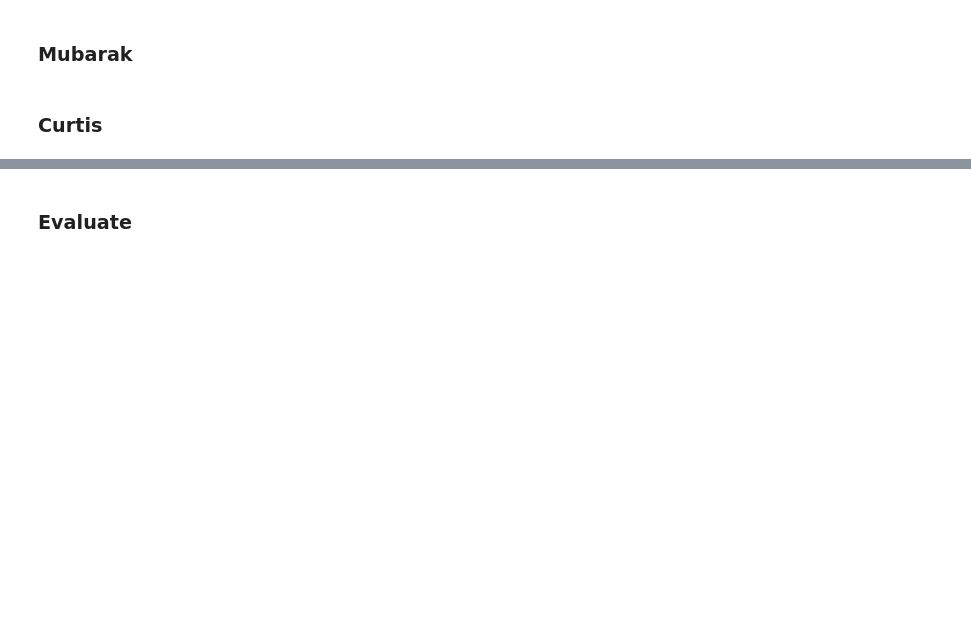
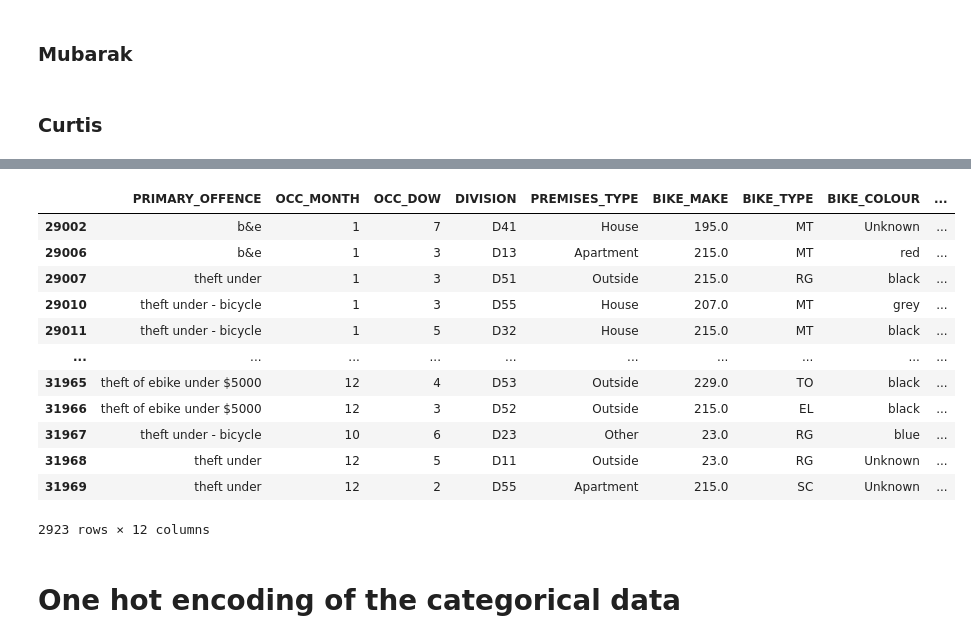
Before and after one commit to Kishoreayyasamy/Machine-Learning-Project, a Jupyter notebook: CST8502_GROUP9_CODE.ipynb, the cells around one changed output, grey strips where cells are left out. Drawn from its saved outputs; the diff is of its cells as text; code cells hidden in the pictures; blank space fills up the shorter version.

```diff
--- a/CST8502_GROUP9_CODE.ipynb
+++ b/CST8502_GROUP9_CODE.ipynb
@@ -75,7 +133,7 @@ kMeanClusteringData["DIVISION"] = bicycleTheftData["DIVISION"]
 # %% [markdown]
 ### Joshua
 # %%
-bicycleTheftData['BIKE_SPEED'] = bicycleTheftData['BIKE_SPEED'].fillna(bicycleTheftData['BIKE_SPEED'].mean())
+#bicycleTheftData['BIKE_SPEED'] = bicycleTheftData['BIKE_SPEED'].fillna(bicycleTheftData['BIKE_SPEED'].mean())
 # %%
 low = bicycleTheftData['BIKE_COST'].quantile(.25)
 average = bicycleTheftData['BIKE_COST'].quantile(.5)
@@ -189,0 +243,8 @@ bicycleTheftData['OCC_MONTH'] = bicycleTheftData['OCC_MONTH'].apply(month_to_num
+# %%
+#keeping only two status i.e. stolen or recovered
+
+#status 0 if the bike stolen
+bicycleTheftData['STATUS'].replace('STOLEN', 0, inplace=True)
+
+#status 1 if the bike recovered or unknown
+bicycleTheftData['STATUS'].replace(['UNKNOWN', 'RECOVERED'], 1, inplace=True)
@@ -205,17 +271,6 @@ kMeanClusteringData["BIKE_TYPE"] = bicycleTheftData["BIKE_TYPE"]
-# %%
-ohe = OneHotEncoder()
-
-encoded = pd.DataFrame(ohe.fit_transform(bicycleTheftData[['PREMISES_TYPE']]).toarray())
-encoded.columns = ['Apartment','House','Commercial','Outside','Transit','Educational','Other']
-bicycleTheftData = bicycleTheftData.join(encoded)
-
-
-encoded = pd.DataFrame(ohe.fit_transform(bicycleTheftData[['BIKE_TYPE']]).toarray())
-encoded.columns = ['BM','EL','FO','MT','OT','RC','RE','RG','SC','TA','TO','TR','UN']
-bicycleTheftData = bicycleTheftData.join(encoded)
 # %%
-bicycleTheftData = bicycleTheftData.drop(['PREMISES_TYPE'], axis=1)
-bicycleTheftData = bicycleTheftData.drop(['BIKE_TYPE'], axis=1)
+#bicycleTheftData = bicycleTheftData.drop(['PREMISES_TYPE'], axis=1)
+#bicycleTheftData = bicycleTheftData.drop(['BIKE_TYPE'], axis=1)
 # %%
 def time_of_day(data):
     if pd.isnull(data):
@@ -357,2 +292,0 @@ plt.show()
-# %% [markdown]
-### Evaluate
@@ -372,0 +293,18 @@ for x in range(0,4):
+# %%
+bicycleTheftData
+# %% [output]
+|  | PRIMARY_OFFENCE | OCC_MONTH | OCC_DOW | DIVISION | PREMISES_TYPE | BIKE_MAKE | BIKE_TYPE | BIKE_COLOUR | ... |
+| 29002 | b&e | 1 | 7 | D41 | House | 195.0 | MT | Unknown | ... |
+| 29006 | b&e | 1 | 3 | D13 | Apartment | 215.0 | MT | red | ... |
+| 29007 | theft under | 1 | 3 | D51 | Outside | 215.0 | RG | black | ... |
+| 29010 | theft under - bicycle | 1 | 3 | D55 | House | 207.0 | MT | grey | ... |
+| 29011 | theft under - bicycle | 1 | 5 | D32 | House | 215.0 | MT | black | ... |
+| ... | ... | ... | ... | ... | ... | ... | ... | ... | ... |
+| 31965 | theft of ebike under $5000 | 12 | 4 | D53 | Outside | 229.0 | TO | black | ... |
+| 31966 | theft of ebike under $5000 | 12 | 3 | D52 | Outside | 215.0 | EL | black | ... |
+| 31967 | theft under - bicycle | 10 | 6 | D23 | Other | 23.0 | RG | blue | ... |
+| 31968 | theft under | 12 | 5 | D11 | Outside | 23.0 | RG | Unknown | ... |
+| 31969 | theft under | 12 | 2 | D55 | Apartment | 215.0 | SC | Unknown | ... |
+2923 rows × 12 columns
+# %% [markdown]
+# One hot encoding of the categorical data
```
Also changed, not shown: parts of 53 cells of this notebook.
